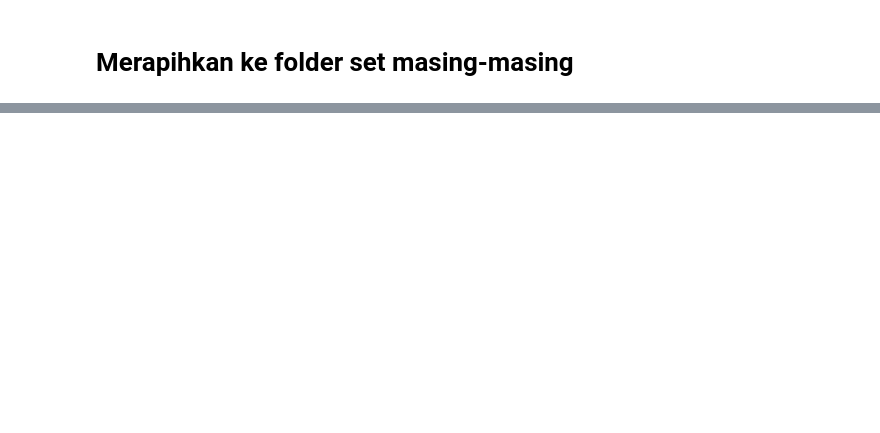
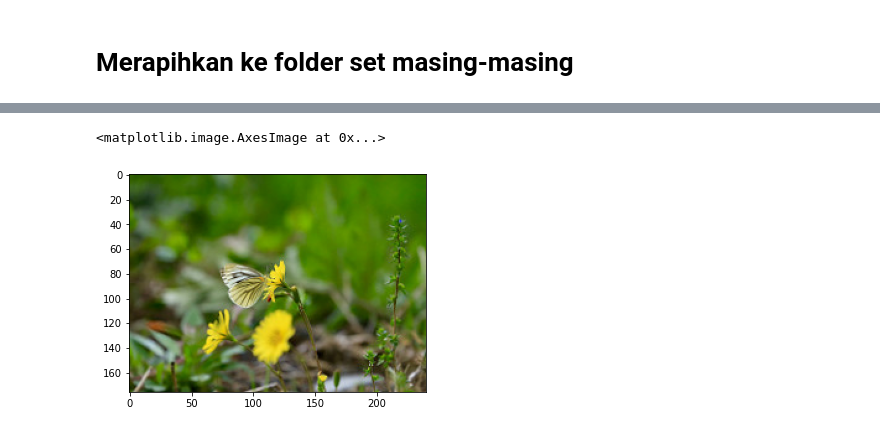
Before and after one commit to ramadperkasa/image-recognition-jasmine, a Jupyter notebook: 1. File Preparation.ipynb, the cells around one changed output, grey strips where cells are left out. Saved outputs shown, nothing was run; the diff lists cells and outputs as text; code cells hidden in the pictures; blank space fills up the shorter version.

```diff
--- a/1. File Preparation.ipynb
+++ b/1. File Preparation.ipynb
@@ -144,0 +545,21 @@ Error:
+# %%
+# Scann directory
+import os
+import pandas as pd
+from tqdm.notebook import tqdm
+
+mypath= 'flowers/'
+
+file_name = []
+tag = []
+full_path = []
+for path, subdirs, files in os.walk(mypath):
+    for name in files:
+        full_path.append(os.path.join(path, name).replace("\\","/"))
+        tag.append(path.split('/')[-1])
+        file_name.append(name)
+# %%
+df = pd.DataFrame({"path":full_path,'file_name':file_name,"tag":tag})
+list_img_path = df['path'].tolist()
+
+df[:3]
@@ -144,0 +610,4 @@ Error:
+# %%
+image_idx = 1231
+similar_result = t.get_nns_by_item(image_idx, n=10, include_distances=True)
+similar_result
@@ -144,0 +626,7 @@ Error:
+# %%
+path = list_img_path[image_idx]
+im = Image.open(path)
+plt.imshow(im)
+# %% [output]
+<matplotlib.image.AxesImage at 0x...>
+[figure, added]
```
Also changed, not shown: parts of 101 cells of this notebook.
